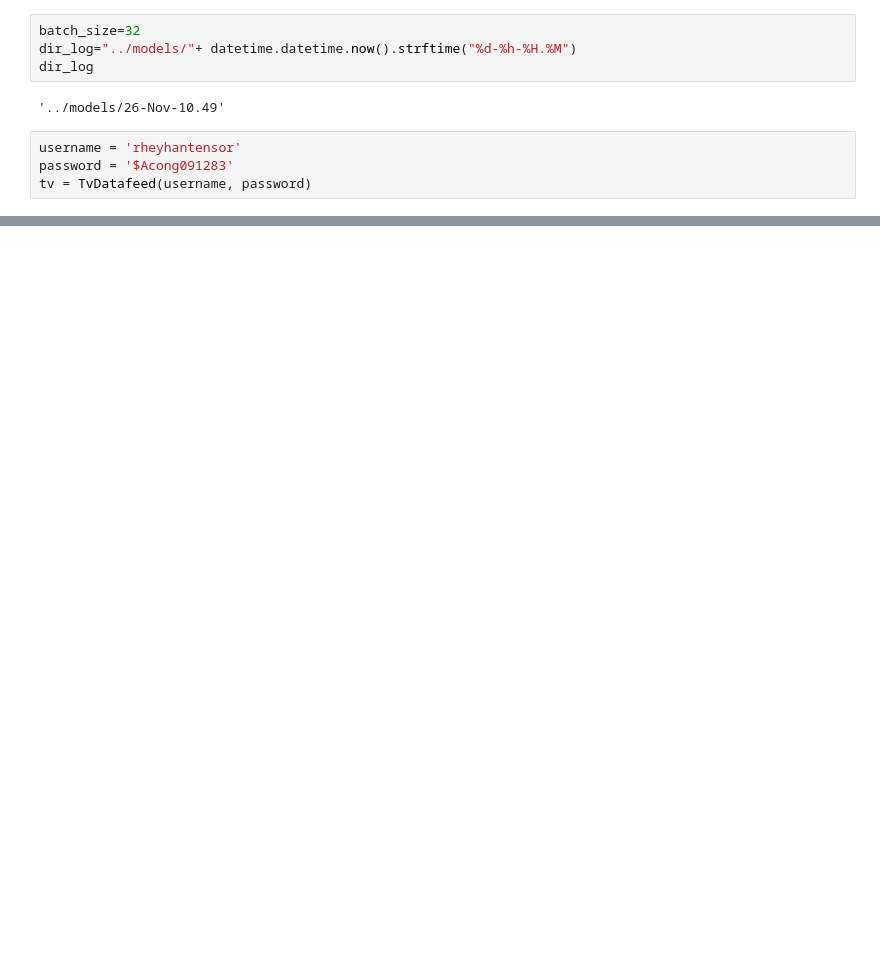
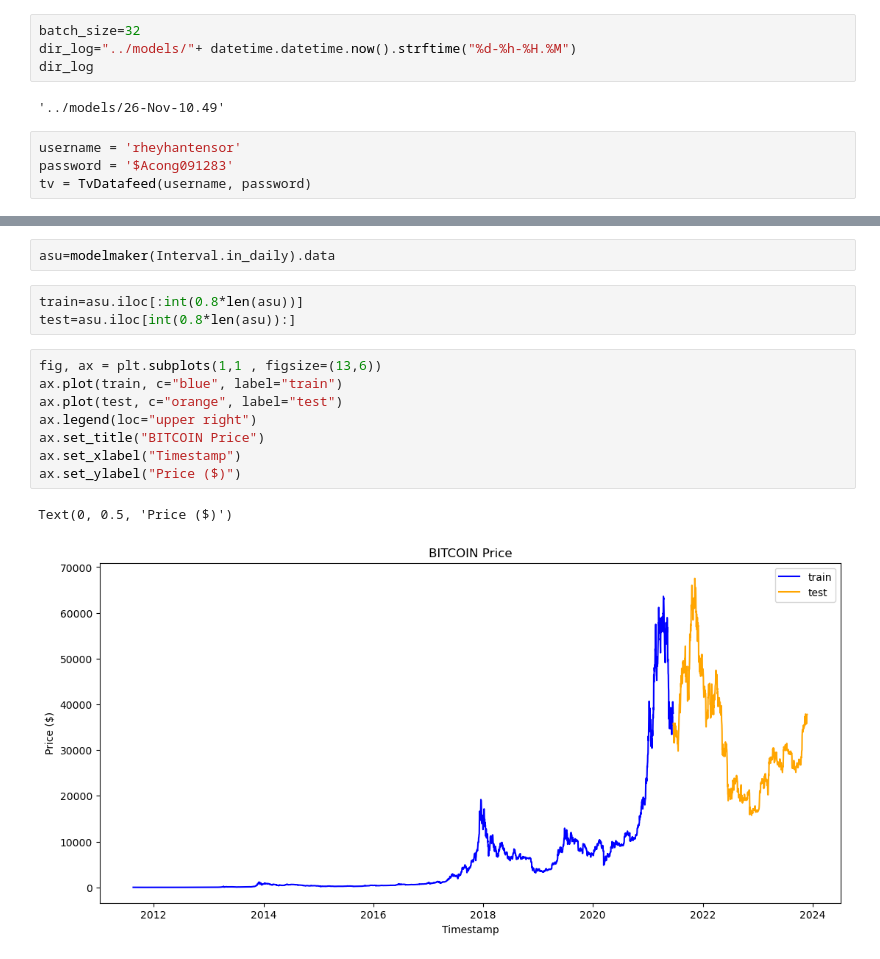
Before and after one commit to Rheyhan/Project-Random, a Jupyter notebook: 2RealTimeBTCforecasting/utils/CreateModel.ipynb, the cells around one changed output, grey strips where cells are left out. Cells and saved outputs as stored; diff of their text form; blank space fills up the shorter version.

```diff
--- a/2RealTimeBTCforecasting/utils/CreateModel.ipynb
+++ b/2RealTimeBTCforecasting/utils/CreateModel.ipynb
@@ -37,0 +89,16 @@ class createmodel:
+# %%
+asu=modelmaker(Interval.in_daily).data
+# %%
+train=asu.iloc[:int(0.8*len(asu))]
+test=asu.iloc[int(0.8*len(asu)):]
+# %%
+fig, ax = plt.subplots(1,1 , figsize=(13,6))
+ax.plot(train, c="blue", label="train")
+ax.plot(test, c="orange", label="test")
+ax.legend(loc="upper right")
+ax.set_title("BITCOIN Price")
+ax.set_xlabel("Timestamp")
+ax.set_ylabel("Price ($)")
+# %% [output]
+Text(0, 0.5, 'Price ($)')
+[figure, added]
```
Also changed, not shown: parts of 5 cells of this notebook, 3 other files.
